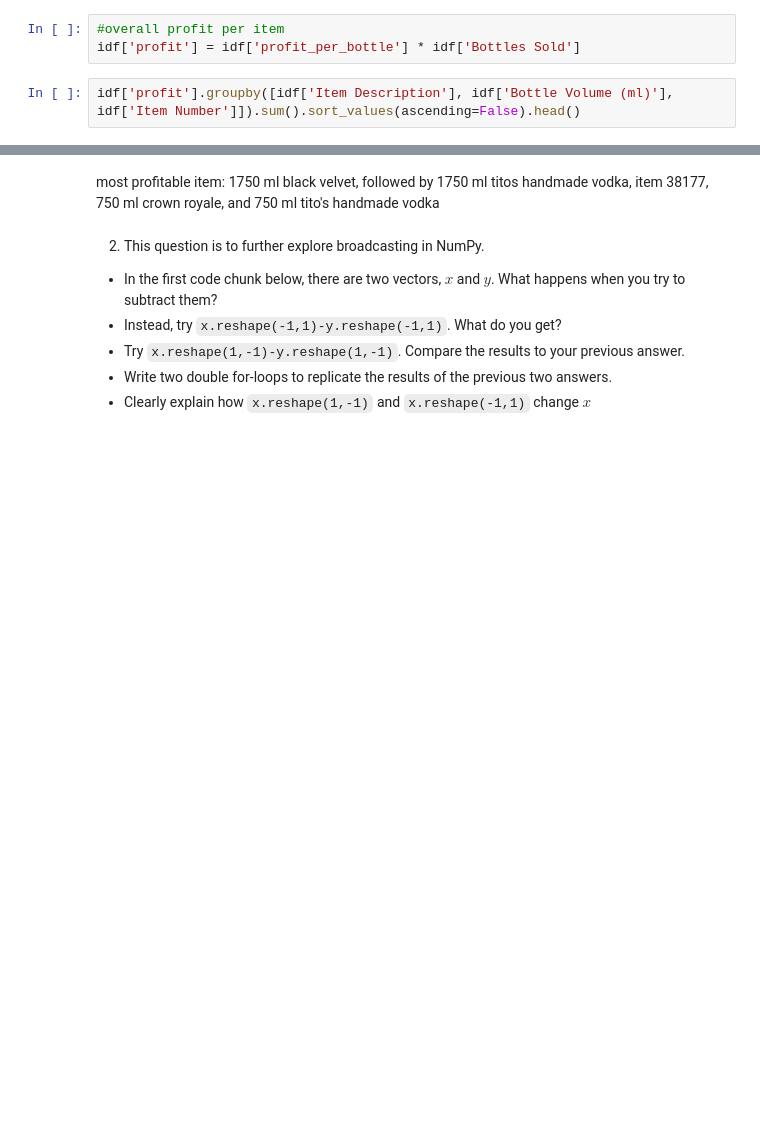
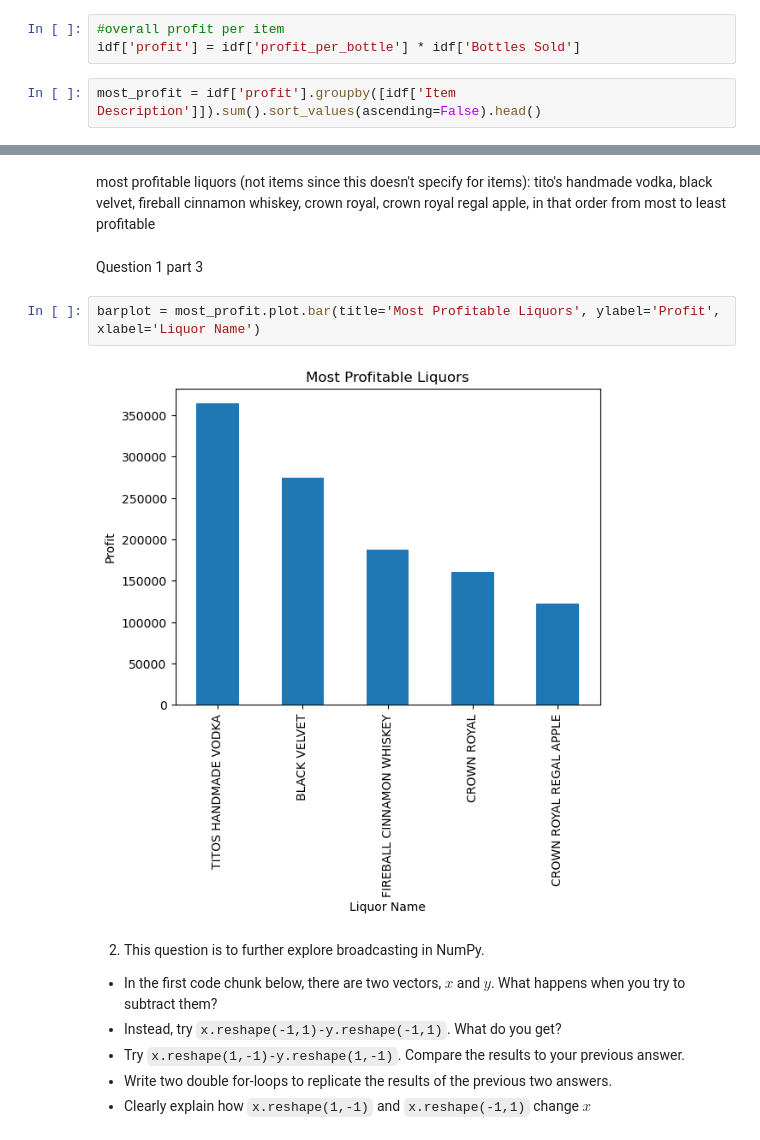
Before and after one commit to rde6mn/DS5030-Assignment2, a Jupyter notebook: assignment_2.ipynb, the cells around one changed output, grey strips where cells are left out. Saved outputs shown, nothing was run; the diff lists cells and outputs as text; blank space fills up the shorter version.

```diff
--- a/assignment_2.ipynb
+++ b/assignment_2.ipynb
@@ -34,4 +34,4 @@ idf['profit_per_bottle'] = idf['State Bottle Retail'] - idf['State Bottle Cost']
 #overall profit per item
 idf['profit'] = idf['profit_per_bottle'] * idf['Bottles Sold']
 # %%
-idf['profit'].groupby([idf['Item Description'], idf['Bottle Volume (ml)'], idf['Item Number']]).sum().sort_values(ascending=False).head()
+most_profit = idf['profit'].groupby([idf['Item Description']]).sum().sort_values(ascending=False).head()
@@ -46,5 +48,11 @@ Name: profit, dtype: float64
 # %% [markdown]
-most profitable item: 1750 ml black velvet, followed by 1750 ml titos handmade vodka, item 38177, 750 ml crown royale, and 750 ml tito's handmade vodka
+most profitable liquors (not items since this doesn't specify for items): tito's handmade vodka, black velvet, fireball cinnamon whiskey, crown royal, crown royal regal apple, in that order from most to least profitable
+# %% [markdown]
+Question 1 part 3
+# %%
+barplot = most_profit.plot.bar(title='Most Profitable Liquors', ylabel='Profit', xlabel='Liquor Name')
+# %% [output]
+[figure, added]
 # %% [markdown]
 2. This question is to further explore broadcasting in NumPy.
 
```
Also changed, not shown: parts of 2 cells of this notebook.
